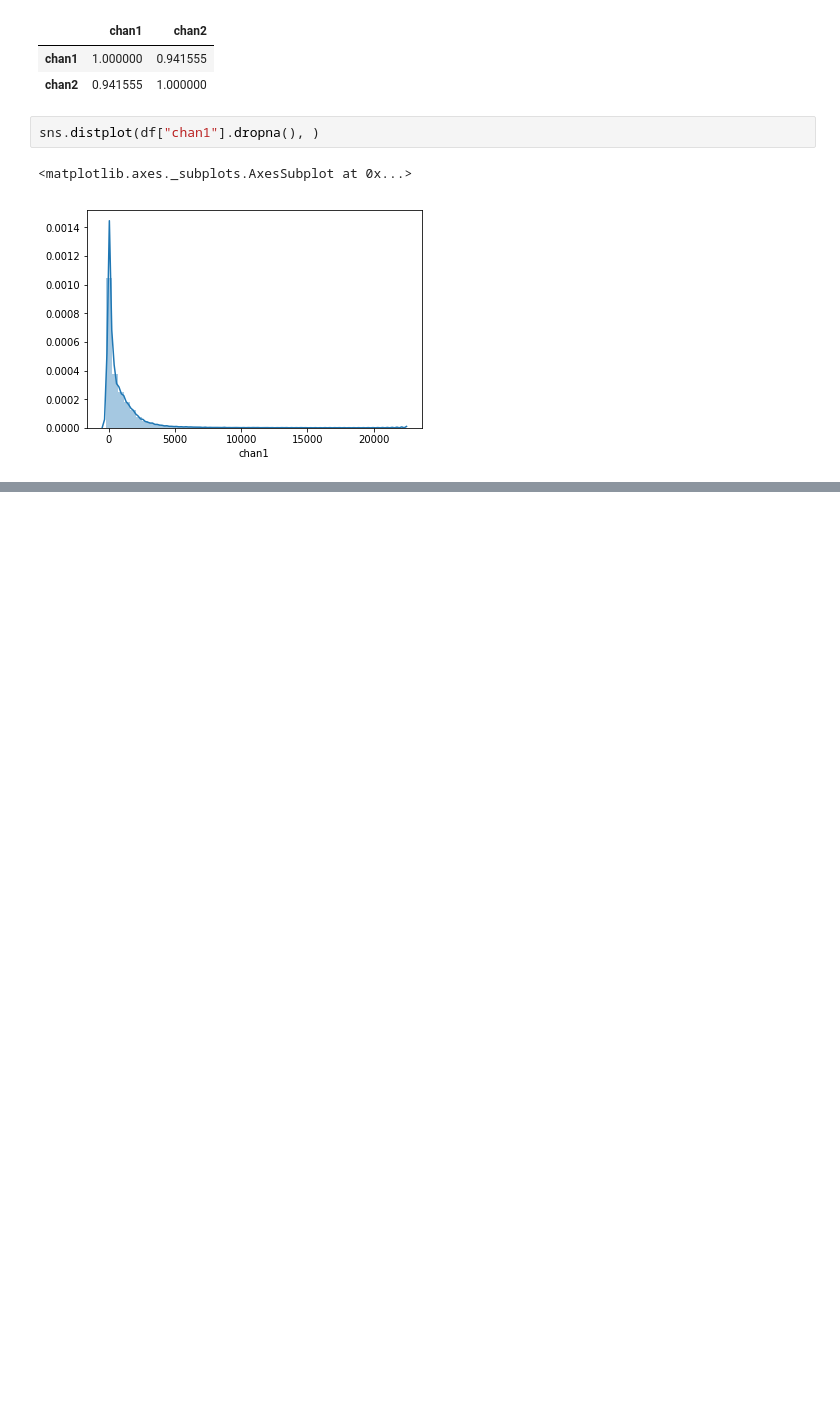
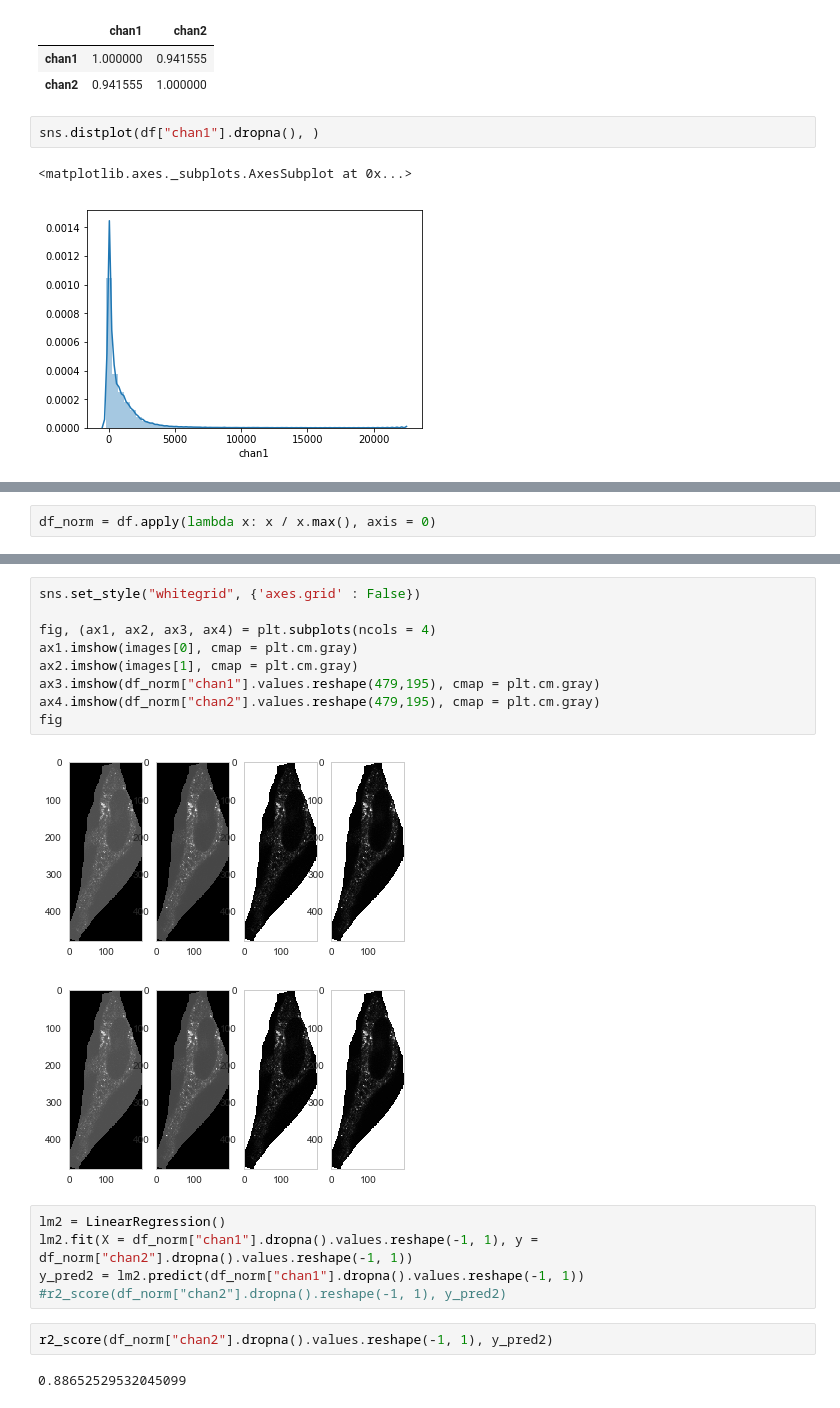
Before and after one commit to plinders/pyColocalizer, a Jupyter notebook: pyColocalizer.ipynb, the cells around one changed output, grey strips where cells are left out. Drawn from its saved outputs; the diff is of its cells as text; blank space fills up the shorter version.

```diff
--- a/pyColocalizer.ipynb
+++ b/pyColocalizer.ipynb
@@ -62,0 +94,2 @@ sns.distplot(df["chan1"].dropna(), )
+# %%
+df_norm = df.apply(lambda x: x / x.max(), axis = 0)
@@ -62,0 +100,21 @@ sns.distplot(df["chan1"].dropna(), )
+# %%
+sns.set_style("whitegrid", {'axes.grid' : False})
+
+fig, (ax1, ax2, ax3, ax4) = plt.subplots(ncols = 4)
+ax1.imshow(images[0], cmap = plt.cm.gray)
+ax2.imshow(images[1], cmap = plt.cm.gray)
+ax3.imshow(df_norm["chan1"].values.reshape(479,195), cmap = plt.cm.gray)
+ax4.imshow(df_norm["chan2"].values.reshape(479,195), cmap = plt.cm.gray)
+fig
+# %% [output]
+[figure, added]
+[figure, added]
+# %%
+lm2 = LinearRegression()
+lm2.fit(X = df_norm["chan1"].dropna().values.reshape(-1, 1), y = df_norm["chan2"].dropna().values.reshape(-1, 1))
+y_pred2 = lm2.predict(df_norm["chan1"].dropna().values.reshape(-1, 1))
+#r2_score(df_norm["chan2"].dropna().reshape(-1, 1), y_pred2)
+# %%
+r2_score(df_norm["chan2"].dropna().values.reshape(-1, 1), y_pred2)
+# %% [output]
+0.88652529532045099
```
Also changed, not shown: parts of 20 cells of this notebook.
